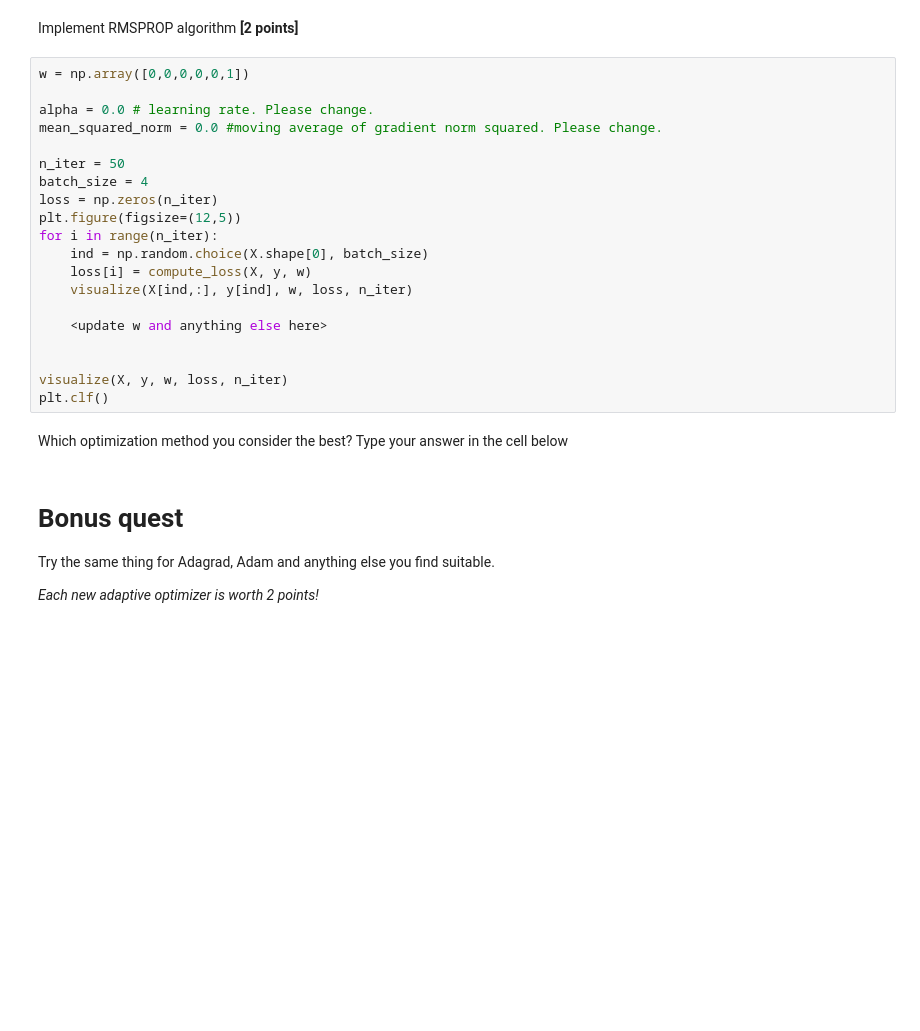
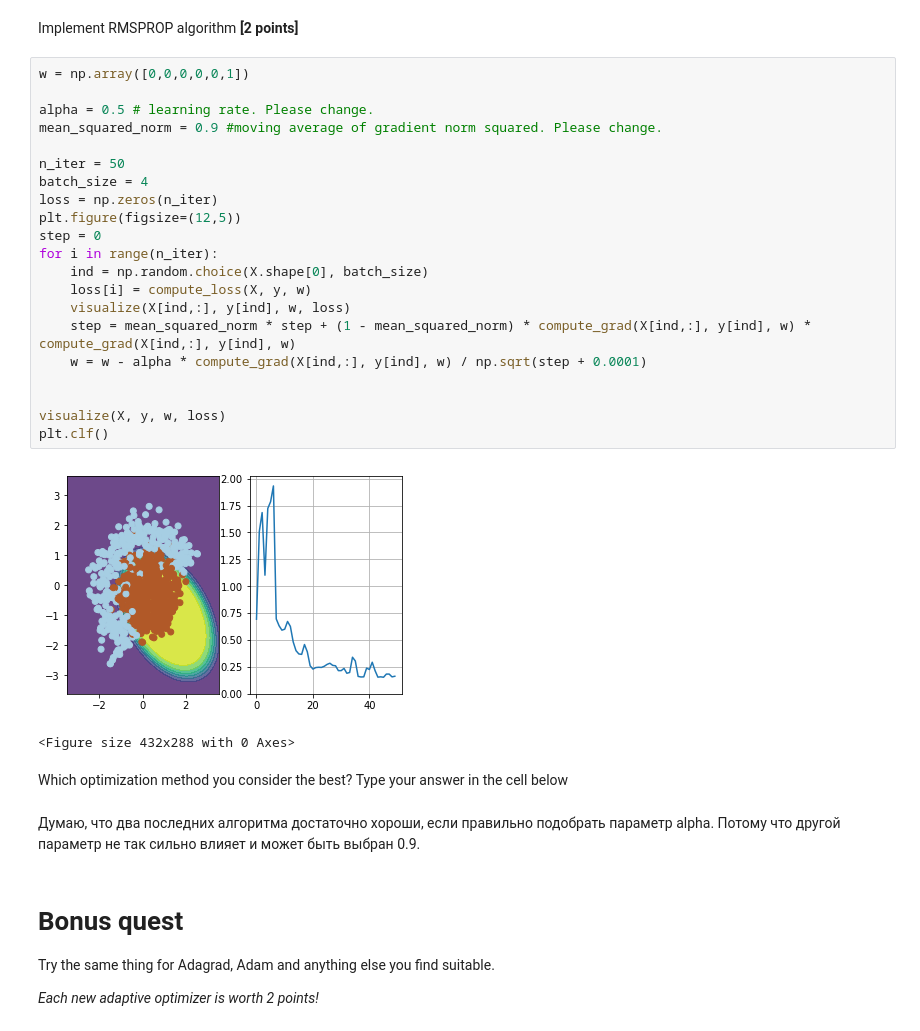
Before and after one commit to Bazheno/Practical_DL, a Jupyter notebook: seminar01-backprop/adapdive_sgd/adaptive_sgd.ipynb, the cells around one changed output. Cells and saved outputs as stored; diff of their text form; blank space fills up the shorter version.

```diff
--- a/seminar01-backprop/adapdive_sgd/adaptive_sgd.ipynb
+++ b/seminar01-backprop/adapdive_sgd/adaptive_sgd.ipynb
@@ -249,25 +259,31 @@ Implement RMSPROP algorithm __[2 points]__
 # %%
 w = np.array([0,0,0,0,0,1])
 
-alpha = 0.0 # learning rate. Please change.
-mean_squared_norm = 0.0 #moving average of gradient norm squared. Please change.
+alpha = 0.5 # learning rate. Please change.
+mean_squared_norm = 0.9 #moving average of gradient norm squared. Please change.
 
 n_iter = 50
 batch_size = 4
 loss = np.zeros(n_iter)
 plt.figure(figsize=(12,5))
+step = 0
 for i in range(n_iter):
     ind = np.random.choice(X.shape[0], batch_size)
     loss[i] = compute_loss(X, y, w)
-    visualize(X[ind,:], y[ind], w, loss, n_iter)
-
-    <update w and anything else here>
+    visualize(X[ind,:], y[ind], w, loss)
+    step = mean_squared_norm * step + (1 - mean_squared_norm) * compute_grad(X[ind,:], y[ind], w) * compute_grad(X[ind,:], y[ind], w)
+    w = w - alpha * compute_grad(X[ind,:], y[ind], w) / np.sqrt(step + 0.0001)
 
 
-visualize(X, y, w, loss, n_iter)
+visualize(X, y, w, loss)
 plt.clf()
+# %% [output]
+[figure, added]
+<Figure size 432x288 with 0 Axes>
 # %% [markdown]
 Which optimization method you consider the best? Type your answer in the cell below
+# %% [markdown]
+Думаю, что два последних алгоритма достаточно хороши, если правильно подобрать параметр alpha. Потому что другой параметр не так сильно влияет и может быть выбран 0.9.
 # %% [markdown]
 # Bonus quest
 Try the same thing for Adagrad, Adam and anything else you find suitable.
```
Also changed, not shown: parts of 4 cells of this notebook.
